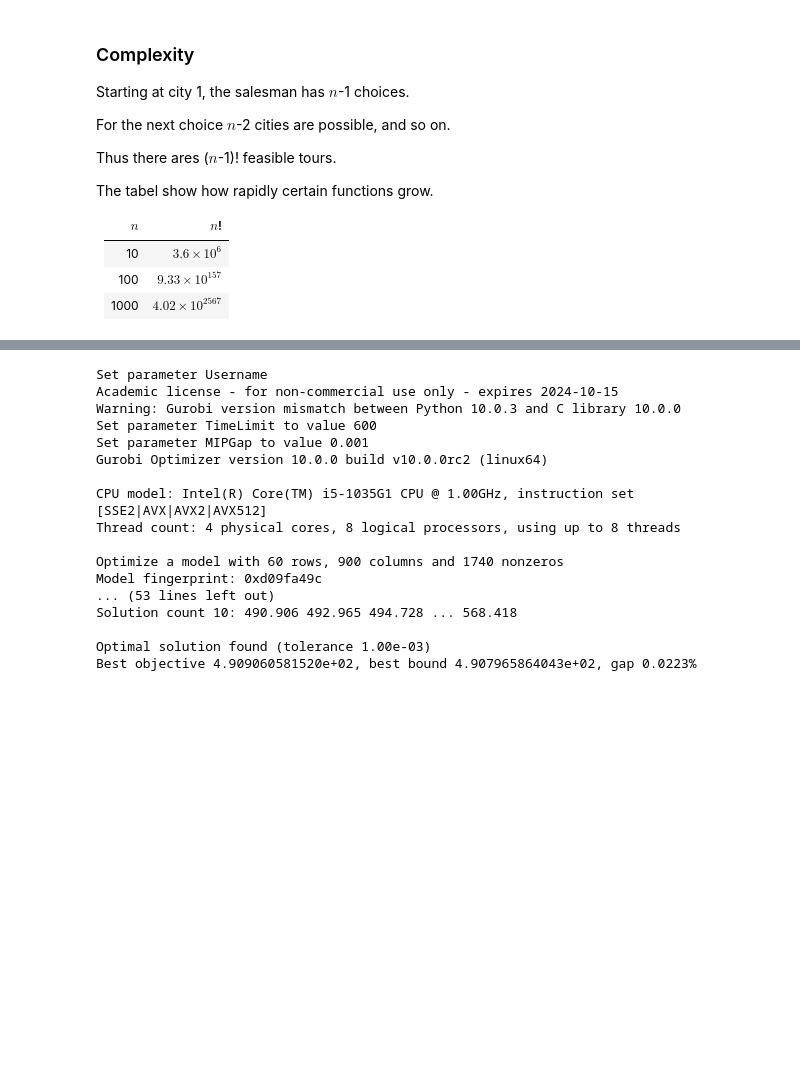
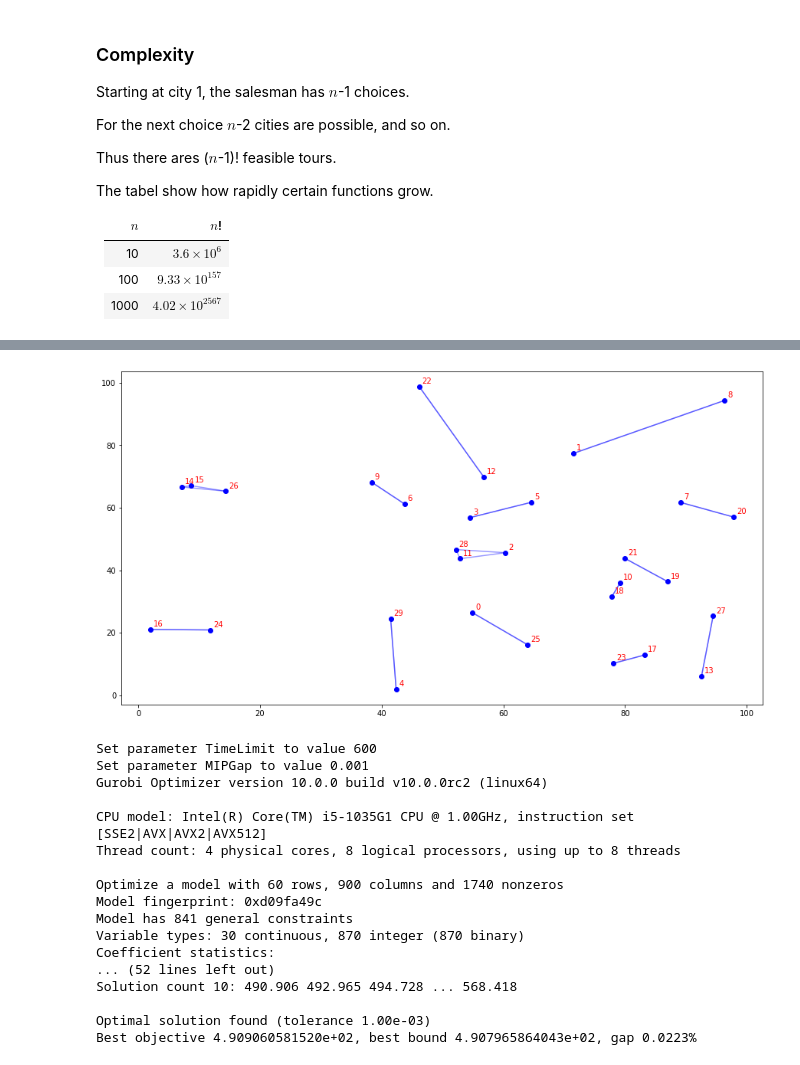
Before and after one commit to jesusossian/opt_lab, a Jupyter notebook: notebooks/tsp_intro.ipynb, the cells around one changed output, grey strips where cells are left out. Cells and saved outputs as stored; diff of their text form; code cells hidden in the pictures; blank space fills up the shorter version.

```diff
--- a/notebooks/tsp_intro.ipynb
+++ b/notebooks/tsp_intro.ipynb
@@ -129,0 +121,21 @@ plt.show()
+# %%
+# assingment model
+
+model = gp.Model("assign")
+
+# variables
+x = model.addVars(arcos, vtype = gp.GRB.BINARY, name = 'x')
+
+# objective
+model.setObjective(gp.quicksum(c[e] * x[e] for e in arcos), gp.GRB.MINIMIZE)
+
+# constraints
+model.addConstrs(gp.quicksum(x[i,j] for j in vertices if j!=i) == 1 for i in vertices)
+model.addConstrs(gp.quicksum(x[i,j] for i in vertices if i!=j) == 1 for j in vertices)
+
+# parameters
+model.Params.timeLimit = 600
+model.Params.MIPGap = 0.001
+
+# solve
+model.optimize()
@@ -130,6 +189,33 @@ plt.show()
+# %%
+# grafic sol
+
+def grafic_sol(x, X, Y):
+    arcos_ativos = [i for i in arcos if x[i].x > 0.9]
+    #print(arcos_ativos)
+
+    plt.figure(figsize = (15,8))
+    plt.xlabel
+    plt.ylabel
+
+    plt.scatter(x=X, y=Y, color='blue', zorder=1)
+
+    # line between arcos
+    for i,j in arcos_ativos:
+        plt.plot([X[i],X[j]],[Y[i],Y[j]], color='b', alpha=0.4, zorder=0)
+
+    for n in range(len(X)):
+        plt.annotate(str(n), xy=(X[n],Y[n]), xytext=(X[n]+0.5, Y[n]+1), color='red')
+
+    plt.show()
+
+# grafic assigment sol
+grafic_sol(x, X, Y)
+# %% [output]
+[figure, added]
 # %%
-# model
-model = gp.Model("tsp_mzt")
+# tsp model with mtz
+
+model = gp.Model("mtz_tsp")
 
 # variables
 x = model.addVars(arcos, vtype = gp.GRB.BINARY, name = 'x')
@@ -150,9 +236,6 @@ model.Params.MIPGap = 0.001
 # solve
 model.optimize()
 # %% [output]
-Set parameter Username
-Academic license - for non-commercial use only - expires 2024-10-15
-Warning: Gurobi version mismatch between Python 10.0.3 and C library 10.0.0
 Set parameter TimeLimit to value 600
 Set parameter MIPGap to value 0.001
 Gurobi Optimizer version 10.0.0 build v10.0.0rc2 (linux64)
@@ -162,7 +245,10 @@ Thread count: 4 physical cores, 8 logical processors, using up to 8 threads
 
 Optimize a model with 60 rows, 900 columns and 1740 nonzeros
 Model fingerprint: 0xd09fa49c
-... (53 lines left out)
+Model has 841 general constraints
+Variable types: 30 continuous, 870 integer (870 binary)
+Coefficient statistics:
+... (52 lines left out)
 Solution count 10: 490.906 492.965 494.728 ... 568.418
 
 Optimal solution found (tolerance 1.00e-03)
```
Also changed, not shown: parts of 36 cells of this notebook, 1 other file.
